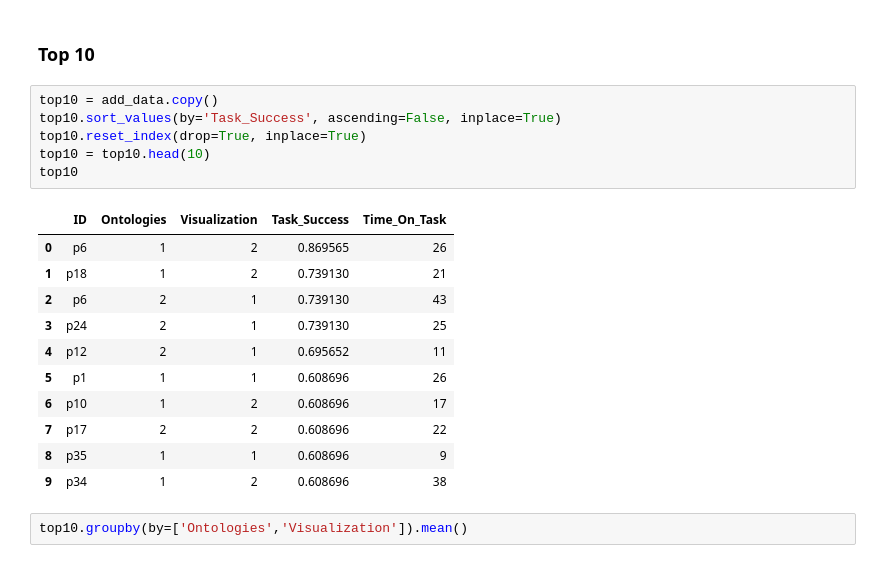
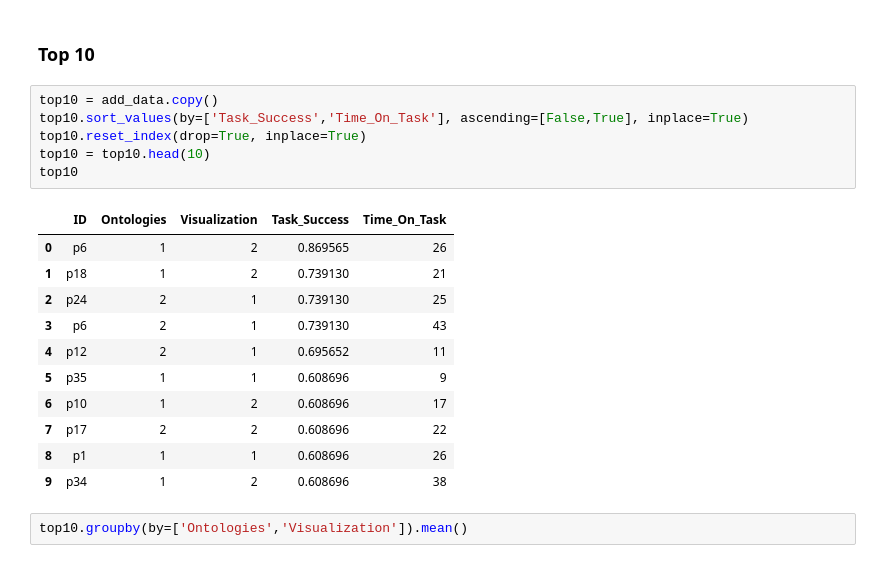
Before and after one commit to isaac-co/eyegaze-visualization, a Jupyter notebook: eygaze-metrics.ipynb, the cells around one changed output. Cells and saved outputs as stored; diff of their text form.

```diff
--- a/eygaze-metrics.ipynb
+++ b/eygaze-metrics.ipynb
@@ -412,21 +482,21 @@ add_data.groupby(by=['Ontologies','Visualization']).mean()
 ### Top 10
 # %%
 top10 = add_data.copy()
-top10.sort_values(by='Task_Success', ascending=False, inplace=True)
+top10.sort_values(by=['Task_Success','Time_On_Task'], ascending=[False,True], inplace=True)
 top10.reset_index(drop=True, inplace=True)
 top10 = top10.head(10)
 top10
 # %% [output]
 |  | ID | Ontologies | Visualization | Task_Success | Time_On_Task |
 | 0 | p6 | 1 | 2 | 0.869565 | 26 |
 | 1 | p18 | 1 | 2 | 0.739130 | 21 |
-| 2 | p6 | 2 | 1 | 0.739130 | 43 |
-| 3 | p24 | 2 | 1 | 0.739130 | 25 |
+| 2 | p24 | 2 | 1 | 0.739130 | 25 |
+| 3 | p6 | 2 | 1 | 0.739130 | 43 |
 | 4 | p12 | 2 | 1 | 0.695652 | 11 |
-| 5 | p1 | 1 | 1 | 0.608696 | 26 |
+| 5 | p35 | 1 | 1 | 0.608696 | 9 |
 | 6 | p10 | 1 | 2 | 0.608696 | 17 |
 | 7 | p17 | 2 | 2 | 0.608696 | 22 |
-| 8 | p35 | 1 | 1 | 0.608696 | 9 |
+| 8 | p1 | 1 | 1 | 0.608696 | 26 |
 | 9 | p34 | 1 | 2 | 0.608696 | 38 |
 # %%
 top10.groupby(by=['Ontologies','Visualization']).mean()
```
Also changed, not shown: parts of 24 cells of this notebook.
